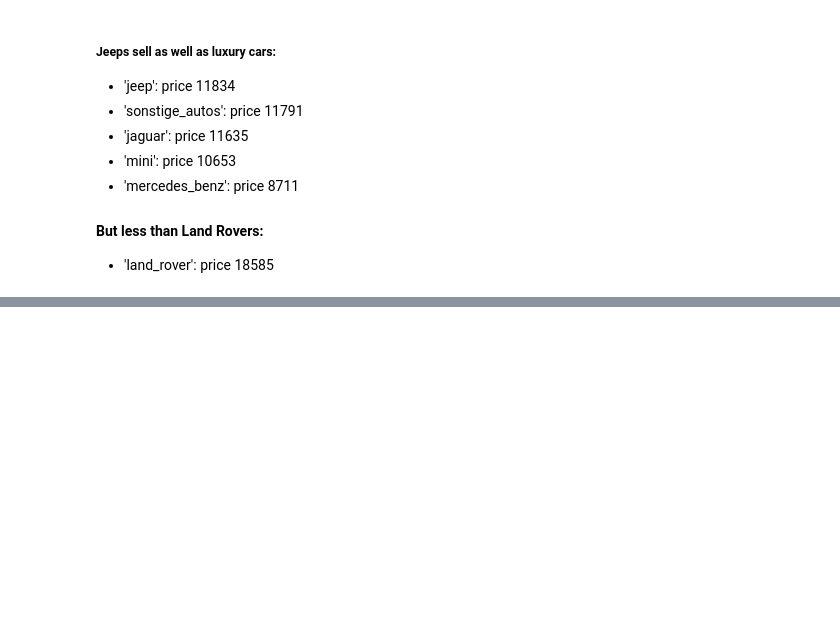
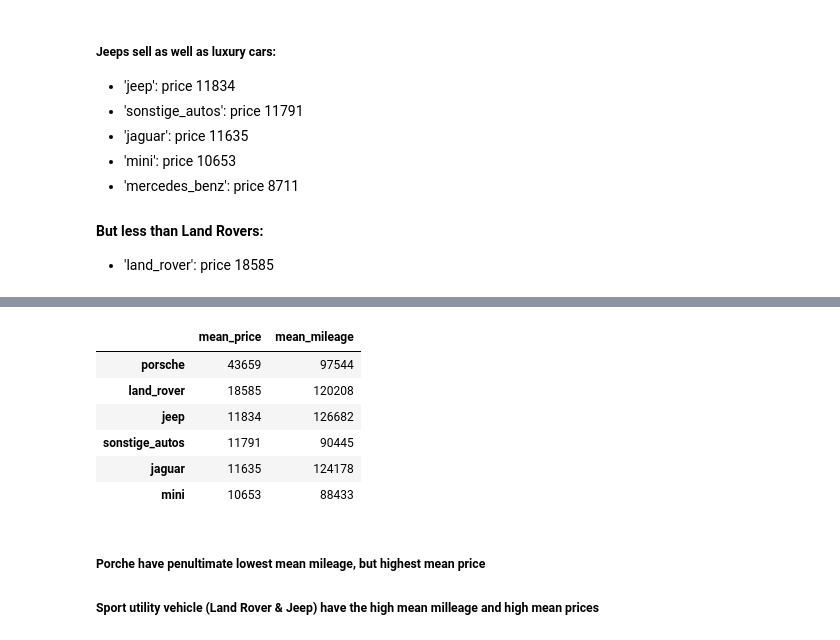
Before and after one commit to slp22/dataquest-projects, a Jupyter notebook: 2_1_dataquest-used-autos.ipynb, the cells around one changed output, grey strips where cells are left out. Saved outputs shown, nothing was run; the diff lists cells and outputs as text; code cells hidden in the pictures; blank space fills up the shorter version.

Commit message:
9 storing aggregate data in df

```diff
--- a/2_1_dataquest-used-autos.ipynb
+++ b/2_1_dataquest-used-autos.ipynb
@@ -499,0 +494,18 @@ all_makes
+# %%
+# 1. create dictionary: car make & mean price for top 6 makes
+# key = car make (from car_labels)
+# value = mean mileage_km
+
+car_labels = df[:6].index
+
+top_6_mean_price = {}
+
+for m in car_labels:
+    car_selection = autos[autos['make']==m]
+    mean_price = car_selection['price'].mean()
+    top_6_mean_price[m] = int(mean_price)
+# top_6_mean_price
+
+# 2. create series
+mean_price_series = pd.Series(top_6_mean_price)
+print(mean_price_series)
@@ -499,0 +520,34 @@ all_makes
+# %%
+# 1. create dictionary: car make & mean mileage for top 6 makes
+# key = car make (from car_labels)
+# value = mean mileage_km
+
+car_labels = df[:6].index
+
+top_6_mean_mileage = {}
+
+for m in car_labels:
+    car_selection = autos[autos['make']==m]
+    mean_mileage = car_selection['mileage_km'].mean()
+    top_6_mean_mileage[m] = int(mean_mileage)
+# top_6_mean_mileage
+
+# 2. create series
+mean_mileage_series = pd.Series(top_6_mean_mileage)
+# %%
+# create dataframe mean_df for top 6 brands from mean price & mileage series
+
+mean_df = pd.DataFrame(mean_price_series, columns=['mean_price'])
+mean_df['mean_mileage'] = mean_mileage_series
+mean_df
+# %% [output]
+|  | mean_price | mean_mileage |
+| porsche | 43659 | 97544 |
+| land_rover | 18585 | 120208 |
+| jeep | 11834 | 126682 |
+| sonstige_autos | 11791 | 90445 |
+| jaguar | 11635 | 124178 |
+| mini | 10653 | 88433 |
+# %% [markdown]
+##### Porche have penultimate lowest mean mileage, but highest mean price
+##### Sport utility vehicle (Land Rover & Jeep) have the high mean milleage and high mean prices
```
Also changed, not shown: parts of 6 cells of this notebook.
